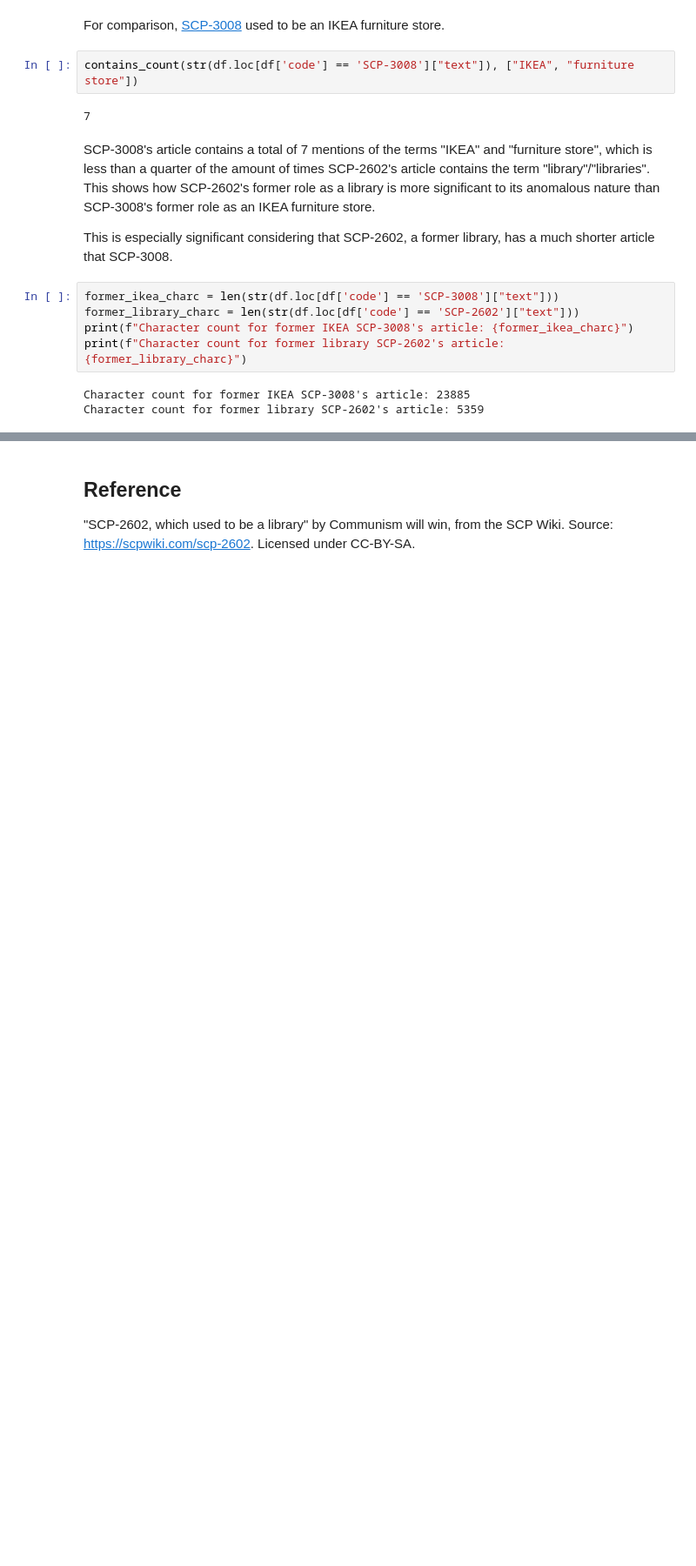
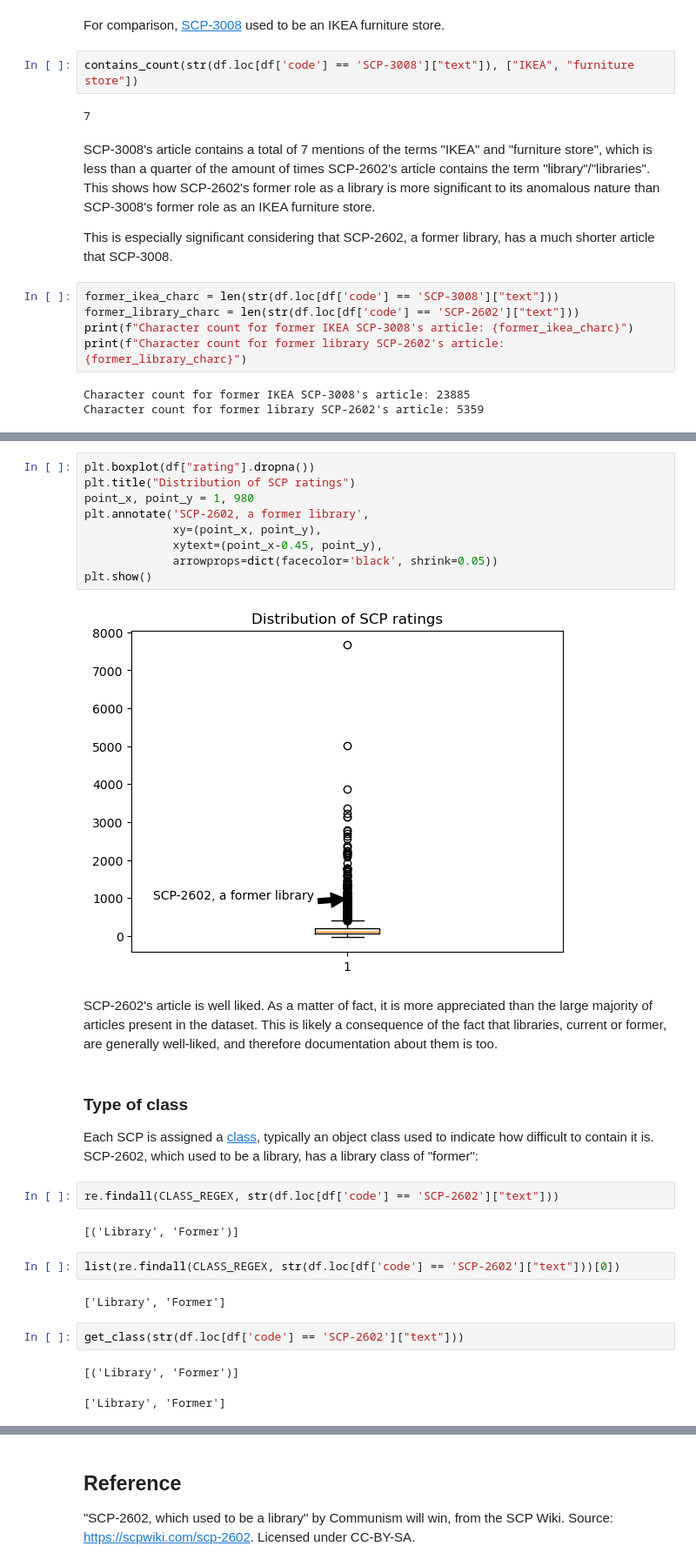
Before and after one commit to AGasconAfriat/scp_data-analysis, a Jupyter notebook: SCP-2602_formerlibrary.ipynb, the cells around one changed output, grey strips where cells are left out. Shown: that part at 87% size. Cells and saved outputs as stored; diff of their text form; blank space fills up the shorter version.

```diff
--- a/SCP-2602_formerlibrary.ipynb
+++ b/SCP-2602_formerlibrary.ipynb
@@ -140,0 +165,30 @@ it is well liked, like libraries...
+# %%
+plt.boxplot(df["rating"].dropna())
+plt.title("Distribution of SCP ratings")
+point_x, point_y = 1, 980
+plt.annotate('SCP-2602, a former library',
+             xy=(point_x, point_y),
+             xytext=(point_x-0.45, point_y),
+             arrowprops=dict(facecolor='black', shrink=0.05))
+plt.show()
+# %% [output]
+[figure, added]
+# %% [markdown]
+SCP-2602's article is well liked. As a matter of fact, it is more appreciated than the large majority of articles present in the dataset. This is likely a consequence of the fact that libraries, current or former, are generally well-liked, and therefore documentation about them is too.
+# %% [markdown]
+### Type of class
+
+Each SCP is assigned a [class](https://scp-wiki.wikidot.com/object-classes), typically an object class used to indicate how difficult to contain it is. SCP-2602, which used to be a library, has a library class of "former":
+# %%
+re.findall(CLASS_REGEX, str(df.loc[df['code'] == 'SCP-2602']["text"]))
+# %% [output]
+[('Library', 'Former')]
+# %%
+list(re.findall(CLASS_REGEX, str(df.loc[df['code'] == 'SCP-2602']["text"]))[0])
+# %% [output]
+['Library', 'Former']
+# %%
+get_class(str(df.loc[df['code'] == 'SCP-2602']["text"]))
+# %% [output]
+[('Library', 'Former')]
+['Library', 'Former']
```
Also changed, not shown: parts of 11 cells of this notebook.
